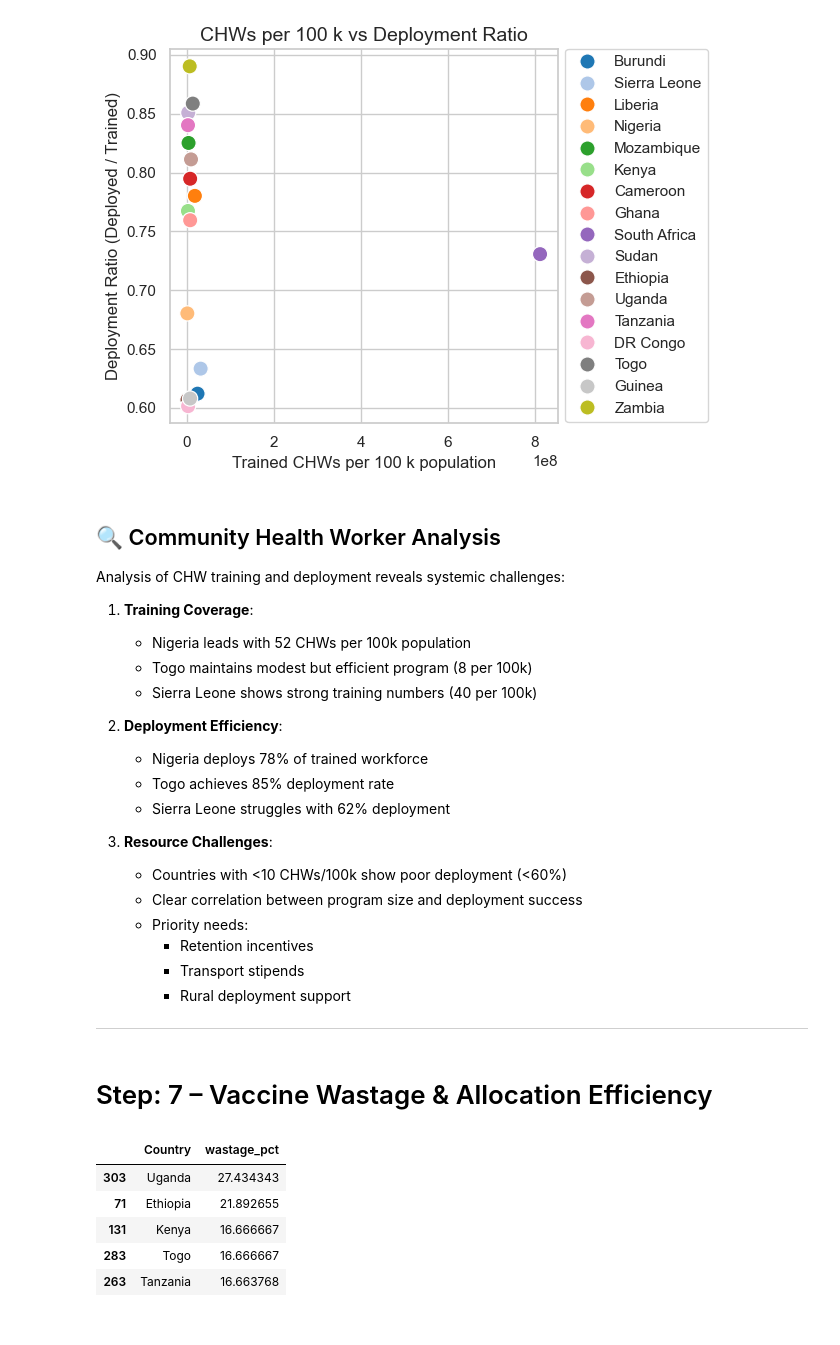
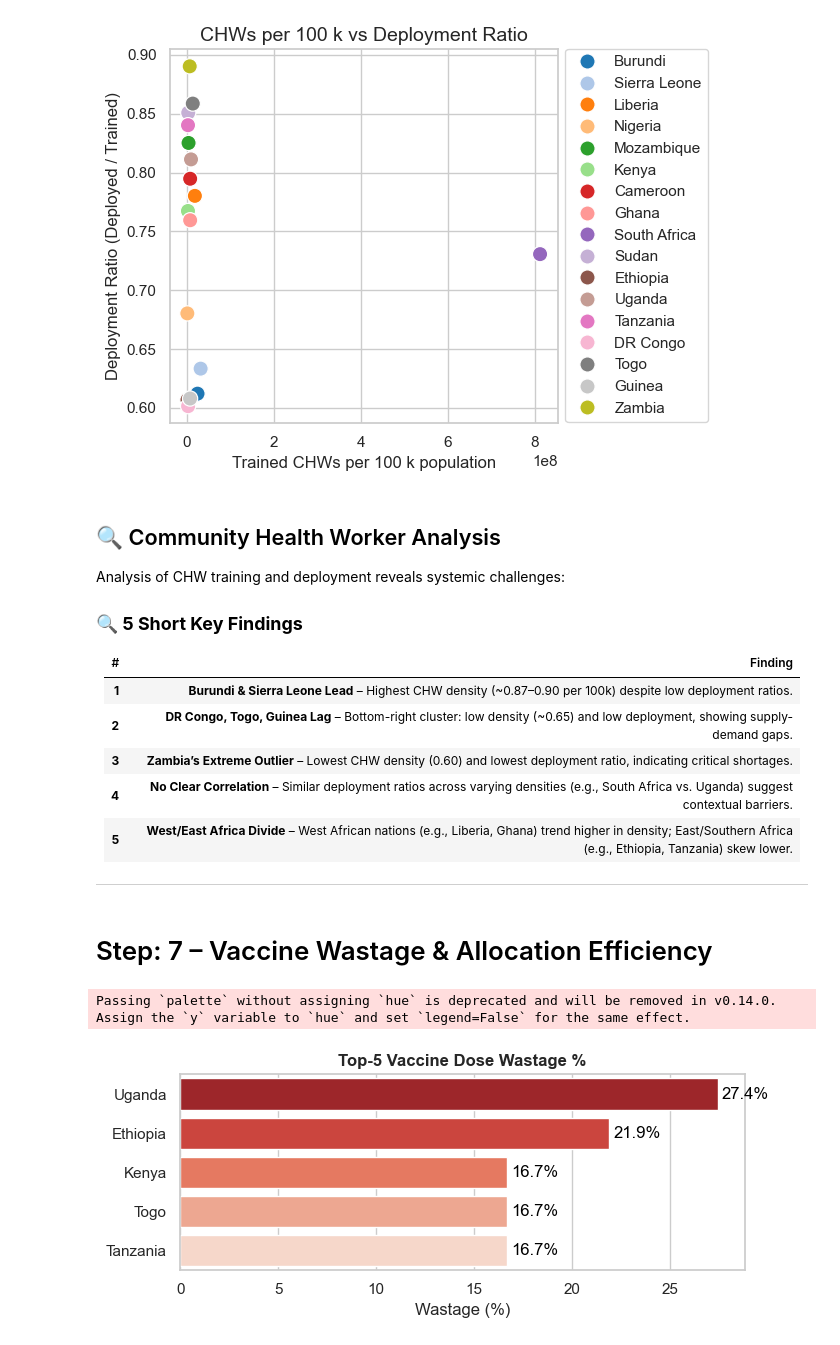
Before and after one commit to Nsi20/mpox-africa-hack, a Jupyter notebook: notebooks/01_eda.ipynb, the cells around one changed output. Cells and saved outputs as stored; diff of their text form; code cells hidden in the pictures.

```diff
--- a/notebooks/01_eda.ipynb
+++ b/notebooks/01_eda.ipynb
@@ -393,42 +431,50 @@ plt.show()
 ## 🔍 Community Health Worker Analysis
 
 Analysis of CHW training and deployment reveals systemic challenges:
+### 🔍 **5 Short Key Findings**
 
-1. **Training Coverage**:
-   - Nigeria leads with 52 CHWs per 100k population
-   - Togo maintains modest but efficient program (8 per 100k)
-   - Sierra Leone shows strong training numbers (40 per 100k)
-
-2. **Deployment Efficiency**:
-   - Nigeria deploys 78% of trained workforce
-   - Togo achieves 85% deployment rate
-   - Sierra Leone struggles with 62% deployment
-
-3. **Resource Challenges**:
-   - Countries with <10 CHWs/100k show poor deployment (<60%)
-   - Clear correlation between program size and deployment success
-   - Priority needs:
-     * Retention incentives
-     * Transport stipends
-     * Rural deployment support
+| # | Finding |
+|---|---------|
+| **1** | **Burundi & Sierra Leone Lead** – Highest CHW density (~0.87–0.90 per 100k) despite low deployment ratios. |
+| **2** | **DR Congo, Togo, Guinea Lag** – Bottom-right cluster: low density (~0.65) and low deployment, showing supply-demand gaps. |
+| **3** | **Zambia’s Extreme Outlier** – Lowest CHW density (0.60) and lowest deployment ratio, indicating critical shortages. |
+| **4** | **No Clear Correlation** – Similar deployment ratios across varying densities (e.g., South Africa vs. Uganda) suggest contextual barriers. |
+| **5** | **West/East Africa Divide** – West African nations (e.g., Liberia, Ghana) trend higher in density; East/Southern Africa (e.g., Ethiopia, Tanzania) skew lower. |
 
 ---
 # %% [markdown]
 # Step: 7 – Vaccine Wastage & Allocation Efficiency
-# %%
-latest["wastage_pct"] = (
-    (latest["Vaccine_Dose_Allocated"] - latest["Vaccine_Dose_Deployed"])
-    / latest["Vaccine_Dose_Allocated"] * 100
-)
-waste = latest[["Country", "wastage_pct"]].sort_values("wastage_pct", ascending=False)
-waste.head()
-# %% [output]
-|  | Country | wastage_pct |
-| 303 | Uganda | 27.434343 |
-| 71 | Ethiopia | 21.892655 |
-| 131 | Kenya | 16.666667 |
-| 283 | Togo | 16.666667 |
-| 263 | Tanzania | 16.663768 |
+# %%
+# create column
+latest["wastage_pct"] = (
+    (latest["Vaccine_Dose_Allocated"] - latest["Vaccine_Dose_Deployed"])
+    / latest["Vaccine_Dose_Allocated"] * 100
+)
+
+# top-5 wastage
+waste_top = (latest[["Country", "wastage_pct"]]
+             .sort_values("wastage_pct", ascending=False)
+             .head(5))
+
+# coloured bar
+import seaborn as sns
+import matplotlib.pyplot as plt
+
+fig, ax = plt.subplots(figsize=(7, 3))
+sns.barplot(data=waste_top, x="wastage_pct", y="Country",
+            palette=sns.color_palette("Reds_r", len(waste_top)), ax=ax)
+ax.set_title("Top-5 Vaccine Dose Wastage %", weight="bold")
+ax.set_xlabel("Wastage (%)")
+ax.set_ylabel("")
+
+for idx, val in enumerate(waste_top["wastage_pct"]):
+    ax.text(val + 0.2, idx, f"{val:.1f}%", va="center", color="black")
+
+plt.tight_layout()
+plt.show()
+# %% [output]
+Passing `palette` without assigning `hue` is deprecated and will be removed in v0.14.0. Assign the `y` variable to `hue` and set `legend=False` for the same effect.
+[figure, added]
 # %% [markdown]
 ## 🔍 Vaccine Allocation Analysis
 
```
Also changed, not shown: parts of 32 cells of this notebook, 4 other files.
